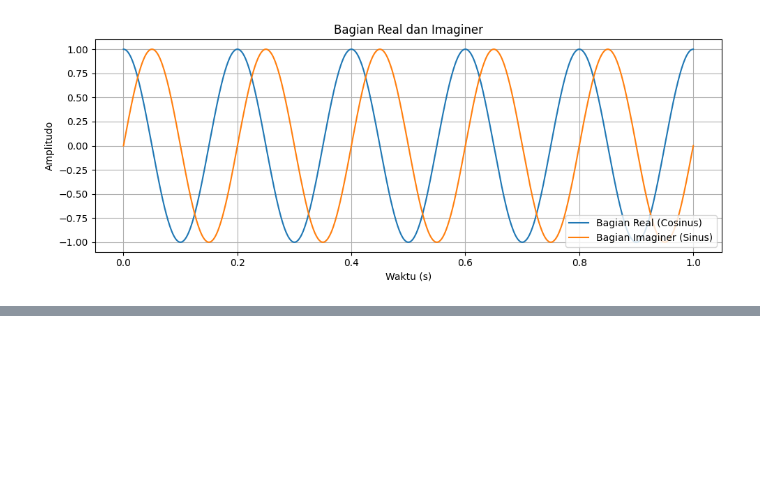
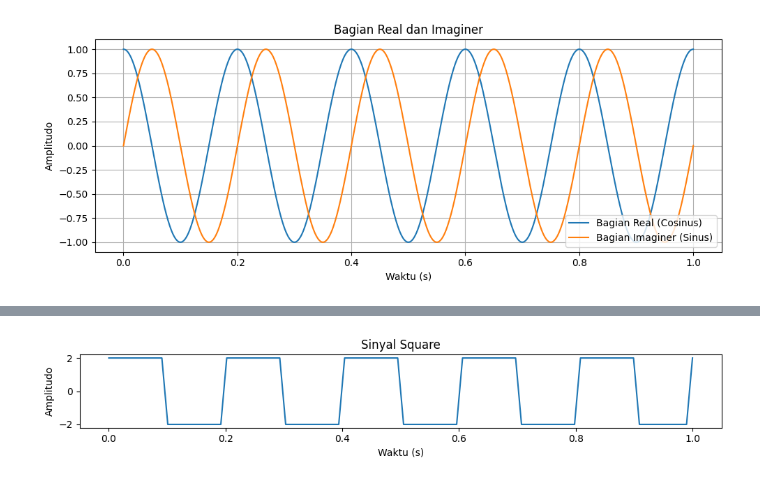
Before and after one commit to informatika-itera/if3024-handson, a Jupyter notebook: 0_working_with_signal.ipynb, the cells around one changed output, grey strips where cells are left out. Drawn from its saved outputs; the diff is of its cells as text; code cells hidden in the pictures; blank space fills up the shorter version.

```diff
--- a/0_working_with_signal.ipynb
+++ b/0_working_with_signal.ipynb
@@ -153,0 +255,7 @@ plt.show()
+# %%
+fs = 100 # Hz
+time_axis = np.linspace(0, 1, fs)
+amplitudo = 2
+frekuensi = 5
+
+signal_square = amplitudo * signal.square(2 * np.pi * frekuensi * time_axis)
@@ -153,0 +276,11 @@ plt.show()
+# %%
+plt.figure(figsize=(10, 2))
+plt.plot(time_axis, signal_square)
+plt.title("Sinyal Square")
+# supaya lebih rapi, kita lakukan hal-hal berikut ini
+plt.xlabel("Waktu (s)")
+plt.ylabel("Amplitudo")
+plt.tight_layout()
+plt.show()
+# %% [output]
+[figure, added]
```
Also changed, not shown: parts of 27 cells of this notebook, 2 other files.
